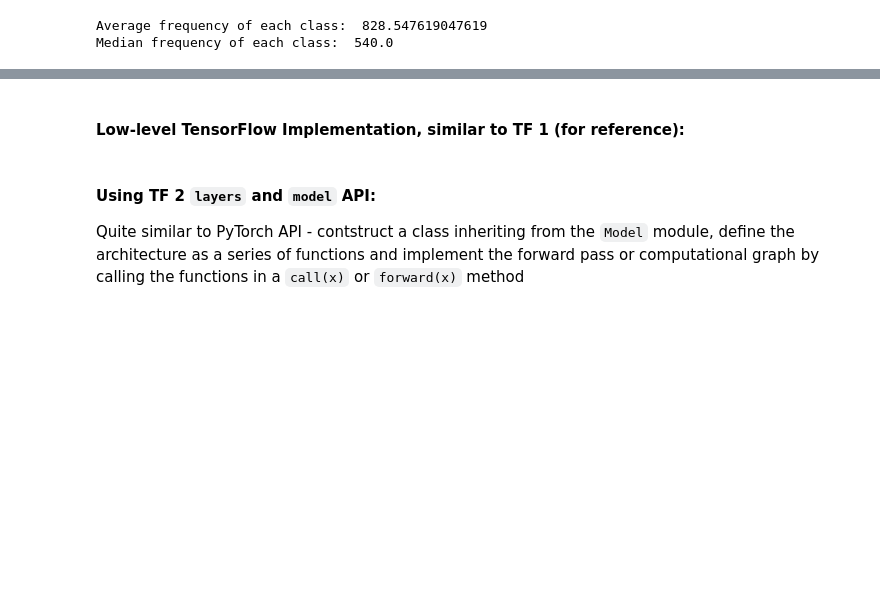
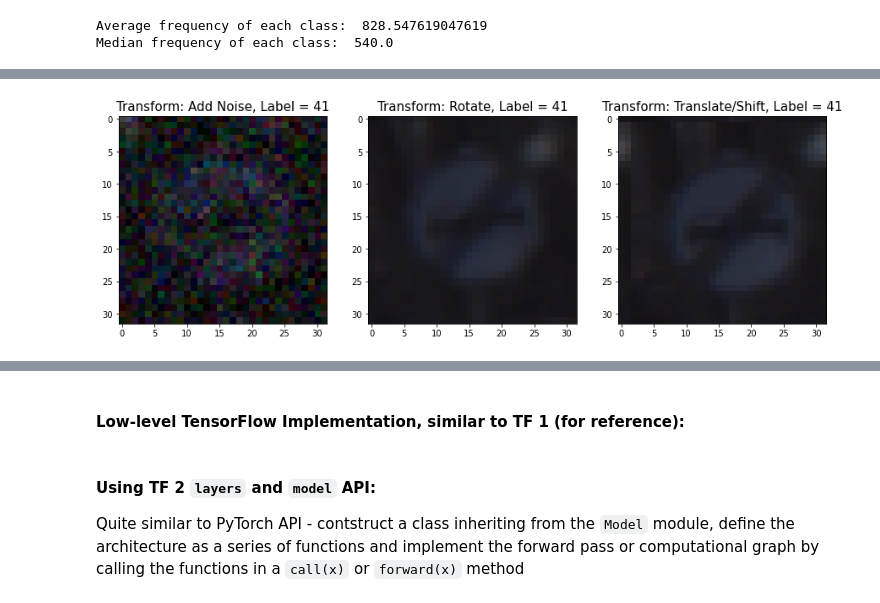
Before and after one commit to grantgasser/traffic-signs-classifier, a Jupyter notebook: traffic_sign_classifier.ipynb, the cells around one changed output, grey strips where cells are left out. Cells and saved outputs as stored; diff of their text form; code cells hidden in the pictures; blank space fills up the shorter version.

```diff
--- a/traffic_sign_classifier.ipynb
+++ b/traffic_sign_classifier.ipynb
@@ -92,0 +194,18 @@ Median frequency of each class:  540.0
+# %%
+# plot example of data augmentation
+plt.figure(figsize=(15, 10))
+plt.subplot(1, 3, 1)
+plt.imshow(X_train[-1])
+plt.title(f'Transform: Add Noise, Label = {y_train[-1]}', fontsize=15)
+
+plt.subplot(1, 3, 2)
+plt.imshow(X_train[-2])
+plt.title(f'Transform: Rotate, Label = {y_train[-2]}', fontsize=15)
+
+plt.subplot(1, 3, 3)
+plt.imshow(X_train[-3])
+plt.title(f'Transform: Translate/Shift, Label = {y_train[-3]}', fontsize=15)
+plt.savefig('./doc_images/augmentation.png')
+plt.show()
+# %% [output]
+[figure, added]
```
Also changed, not shown: parts of 43 cells of this notebook, 7 other files.
